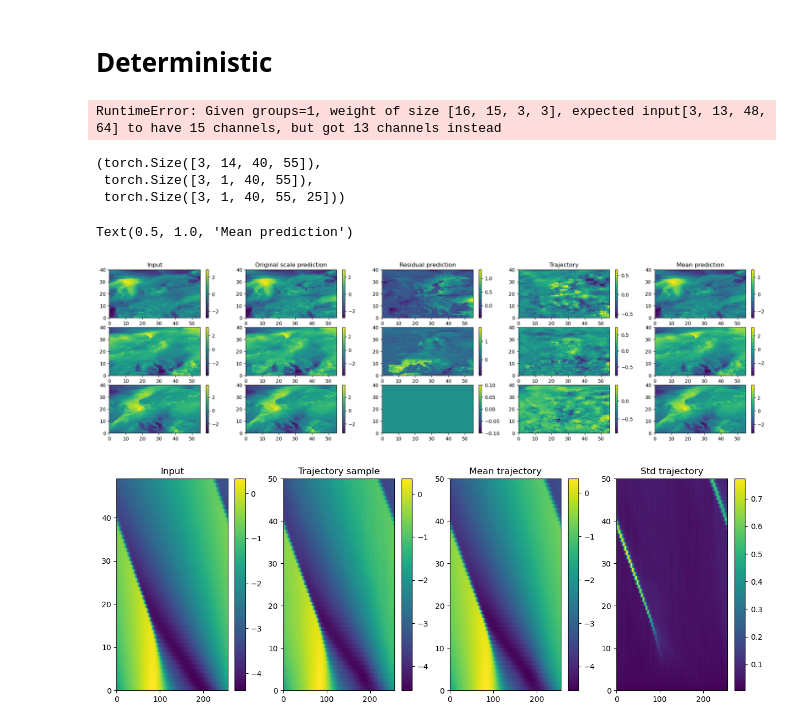
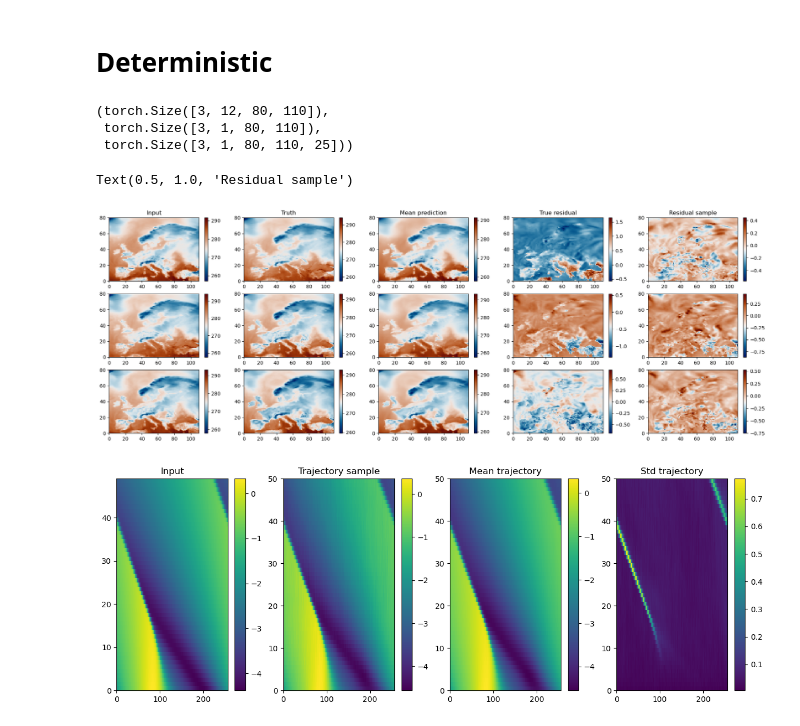
Before and after one commit to Philipp238/diffusionUQ, a Jupyter notebook: evaluation/era5.ipynb, the cells around one changed output. Saved outputs shown, nothing was run; the diff lists cells and outputs as text; code cells hidden in the pictures.

```diff
--- a/evaluation/era5.ipynb
+++ b/evaluation/era5.ipynb
@@ -14,7 +16,7 @@ device = "cuda"
 # %%
 test_dataset = WeatherBench(
     var="test",
-    downscaling_factor=1,
+    downscaling_factor=2,
     normalize=True
 )
 
@@ -34,6 +36,12 @@ lat,lon = lat_lon
 
 # Index of input t2m
 t2m = 1
+# %%
+cfg_scale = 0
+x_T_sampling_method="standard"
+n_timesteps = 50
+n_samples = 25
+t_steps = 50
 # %%
 for target, input in test_loader:
     input = input.to(device)
@@ -62,16 +70,16 @@ for i in range(3):
 # %% [markdown]
 # Deterministic
 # %%
-ckpt_path = "../results/20250731_193857_debug/Datetime_20250731_193858_Loss_WeatherBench_UNet_diffusion_deterministic_DDIM1.pt"
+ckpt_path = "../results/20250807_194754_debug/Datetime_20250807_195231_Loss_WeatherBench_UNet_diffusion_deterministic_T50_DDIM1.pt"
 distributional_method = "deterministic"
 # %%
 model =  UNetDiffusion(
             d=2,
-            conditioning_dim=14,
-            hidden_channels=16,
+            conditioning_dim=12,
+            hidden_channels=64,
             in_channels=1,
             out_channels=1,
-            init_features=16,
+            init_features=64,
             domain_dim = target_dim
         )
 model.load_state_dict(
@@ -90,51 +98,56 @@ pred = generate_diffusion_samples_low_dimensional(
     cfg_scale=cfg_scale,
     noise_schedule="linear",
 )
-# %% [output]
-RuntimeError: Given groups=1, weight of size [16, 15, 3, 3], expected input[3, 13, 48, 64] to have 15 channels, but got 13 channels instead
 # %%
 input.shape, target.shape, pred.shape
 # %% [output]
-(torch.Size([3, 14, 40, 55]),
- torch.Size([3, 1, 40, 55]),
- torch.Size([3, 1, 40, 55, 25]))
+(torch.Size([3, 12, 80, 110]),
+ torch.Size([3, 1, 80, 110]),
+ torch.Size([3, 1, 80, 110, 25]))
 # %%
-fig, axs = plt.subplots(3, 5, figsize=(24, 6))
+fig, axs = plt.subplots(3, 5, figsize=(24, 8))
 
 input_last_t = input[:,t2m].cpu()
 mean_prediction = pred[:,0].mean(axis = -1).cpu()
 pred = pred.cpu()
 target = target.cpu()
 for i in range(3):
+    residual = target[i,0].numpy()
+    inp = test_dataset.destandardize_output(input_last_t[i]).numpy()
+    truth = test_dataset.destandardize_output(target[i,0] + input_last_t[i]).numpy()
+    mean_pred = test_dataset.destandardize_output(mean_prediction[i] + input_last_t[i]).numpy()
+
     # Input
-    im1 = axs[i,0].pcolormesh(input_last_t[i].numpy())
+    im1 = axs[i,0].pcolormesh(inp)
     plt.colorbar(im1)
+
     # Truth
-    im2 = axs[i,1].pcolormesh(target[i,0].numpy() + input_last_t[i].numpy())
+    im2 = axs[i,1].pcolormesh(truth)
     plt.colorbar(im2)
+
+    # Mean prediction
+    im5 = axs[i,2].pcolormesh(mean_pred)
+    plt.colorbar(im5)
+
     # Truth Residual
-    im3 = axs[i,2].pcolormesh(target[i,0].numpy())
+    im3 = axs[i,3].pcolormesh(residual)
     plt.colorbar(im3)
 
     # Trajectory
-    im4 = axs[i,3].pcolormesh(pred[i,0,...,0].numpy())
+    im4 = axs[i,4].pcolormesh(pred[i,0,...,0].numpy())
     plt.colorbar(im4)
-
-    # Mean prediction
-    im5 = axs[i,4].pcolormesh(mean_prediction[i] + input_last_t[i].numpy())
-    plt.colorbar(im5)
 
 
 
 
-axs[0,2].set_title("Residual prediction")
-axs[0,1].set_title("Original scale prediction")
 axs[0,0].set_title("Input")
-axs[0,3].set_title("Trajectory")
-axs[0,4].set_title("Mean prediction")
+axs[0,1].set_title("Truth")
+axs[0,2].set_title("Mean prediction")
+axs[0,3].set_title("True residual")
+axs[0,4].set_title("Residual sample")
 # %% [output]
-Text(0.5, 1.0, 'Mean prediction')
+Text(0.5, 1.0, 'Residual sample')
-[figure, old version]
+[figure, new version]
 # %%
 grid_input = input[:,2:3,:]
 t0 = input[:,1:2,:]
```
Also changed, not shown: parts of 2 cells of this notebook, 54 other files.
